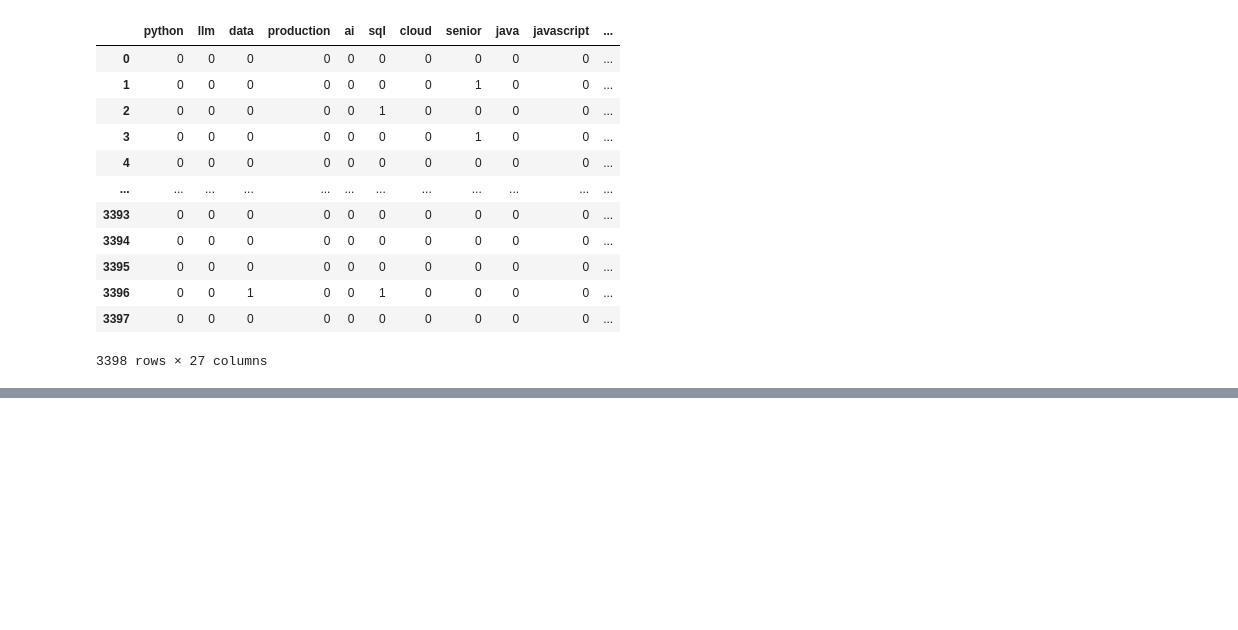
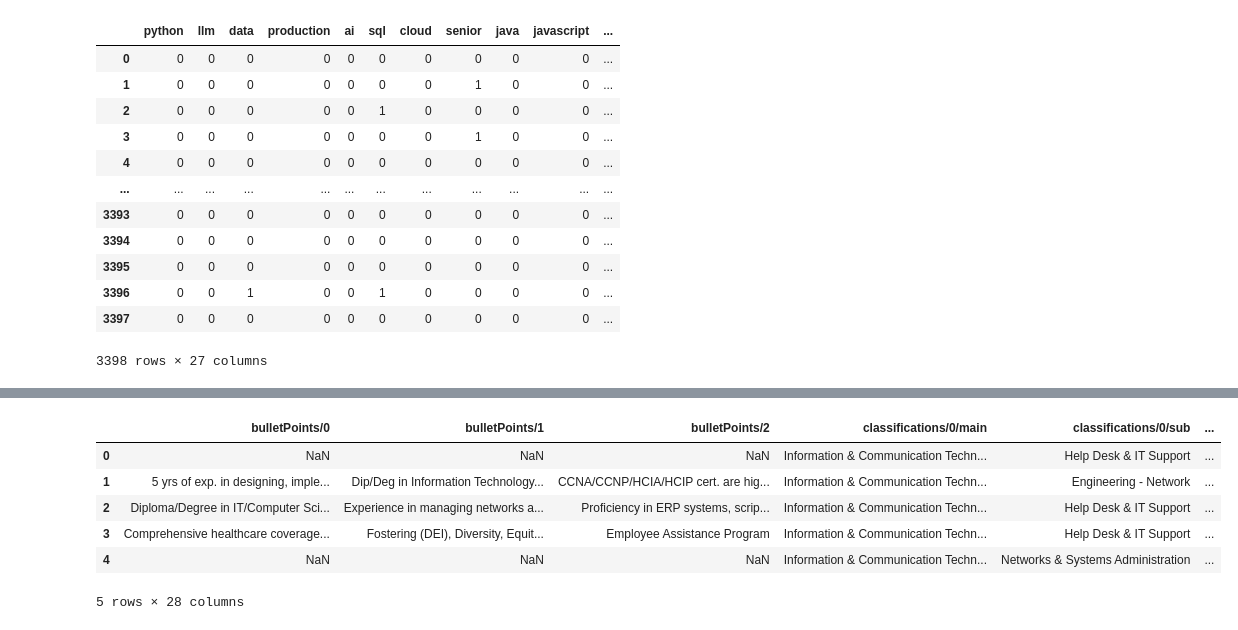
Before and after one commit to dodyharianto/singapore-tech-jobs-salary-predictor, a Jupyter notebook: notebooks/feature-engineering.ipynb, the cells around one changed output, grey strips where cells are left out. Cells and saved outputs as stored; diff of their text form; code cells hidden in the pictures; blank space fills up the shorter version.

```diff
--- a/notebooks/feature-engineering.ipynb
+++ b/notebooks/feature-engineering.ipynb
@@ -165,0 +179,10 @@ df_clean.to_csv('../data/sg-tech-jobs-preprocessed-keywords_v2.csv', index=False
+# %%
+df.head()
+# %% [output]
+|  | bulletPoints/0 | bulletPoints/1 | bulletPoints/2 | classifications/0/main | classifications/0/sub | ... |
+| 0 | NaN | NaN | NaN | Information & Communication Techn... | Help Desk & IT Support | ... |
+| 1 | 5 yrs of exp. in designing, imple... | Dip/Deg in Information Technology... | CCNA/CCNP/HCIA/HCIP cert. are hig... | Information & Communication Techn... | Engineering - Network | ... |
+| 2 | Diploma/Degree in IT/Computer Sci... | Experience in managing networks a... | Proficiency in ERP systems, scrip... | Information & Communication Techn... | Help Desk & IT Support | ... |
+| 3 | Comprehensive healthcare coverage... | Fostering (DEI), Diversity, Equit... | Employee Assistance Program | Information & Communication Techn... | Help Desk & IT Support | ... |
+| 4 | NaN | NaN | NaN | Information & Communication Techn... | Networks & Systems Administration | ... |
+5 rows × 28 columns
```
Also changed, not shown: parts of 5 cells of this notebook.
